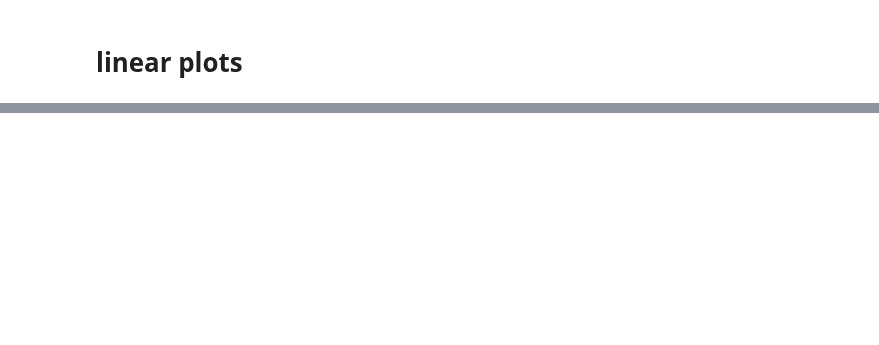
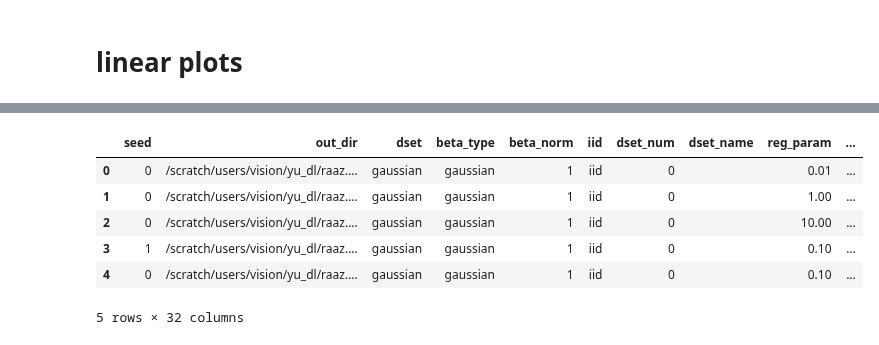
Before and after one commit to csinva/dnn-experiments, a Jupyter notebook: linear_experiments/analyze_dd.ipynb, the cells around one changed output, grey strips where cells are left out. Saved outputs shown, nothing was run; the diff lists cells and outputs as text; code cells hidden in the pictures; blank space fills up the shorter version.

```diff
--- a/linear_experiments/analyze_dd.ipynb
+++ b/linear_experiments/analyze_dd.ipynb
@@ -166,0 +160,6 @@ Adding an axes using the same arguments as a previous axes currently reuses the
+# %%
+out_dir = '/scratch/users/vision/yu_dl/raaz.rsk/mdl_sim/sim1' # basic, pmlb_0, clustered, pmlb_1
+fnames = sorted([oj(out_dir, fname) for fname in os.listdir(out_dir)])
+results_list = [pd.Series(pkl.load(open(fname, "rb"))) for fname in tqdm(fnames)
+                if not 'processed' in fname]
+results = pd.concat(results_list, axis=1).T.infer_objects()
@@ -166,0 +170,10 @@ Adding an axes using the same arguments as a previous axes currently reuses the
+# %%
+results.head()
+# %% [output]
+|  | seed | out_dir | dset | beta_type | beta_norm | iid | dset_num | dset_name | reg_param | ... |
+| 0 | 0 | /scratch/users/vision/yu_dl/raaz.... | gaussian | gaussian | 1 | iid | 0 |  | 0.01 | ... |
+| 1 | 0 | /scratch/users/vision/yu_dl/raaz.... | gaussian | gaussian | 1 | iid | 0 |  | 1.00 | ... |
+| 2 | 0 | /scratch/users/vision/yu_dl/raaz.... | gaussian | gaussian | 1 | iid | 0 |  | 10.00 | ... |
+| 3 | 1 | /scratch/users/vision/yu_dl/raaz.... | gaussian | gaussian | 1 | iid | 0 |  | 0.10 | ... |
+| 4 | 0 | /scratch/users/vision/yu_dl/raaz.... | gaussian | gaussian | 1 | iid | 0 |  | 0.10 | ... |
+5 rows × 32 columns
```
Also changed, not shown: parts of 4 cells of this notebook, 9 other files.
